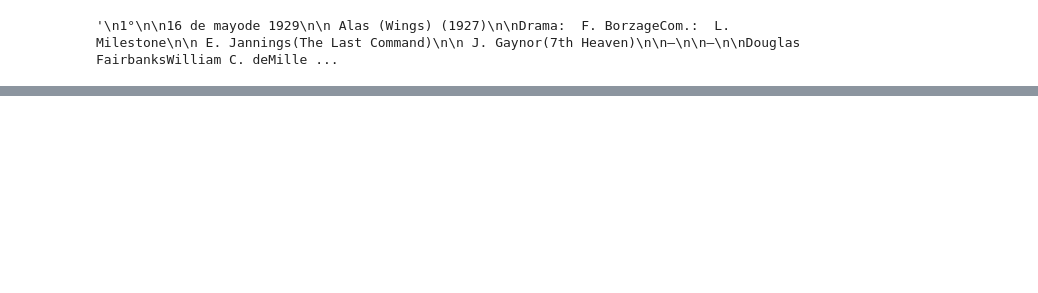
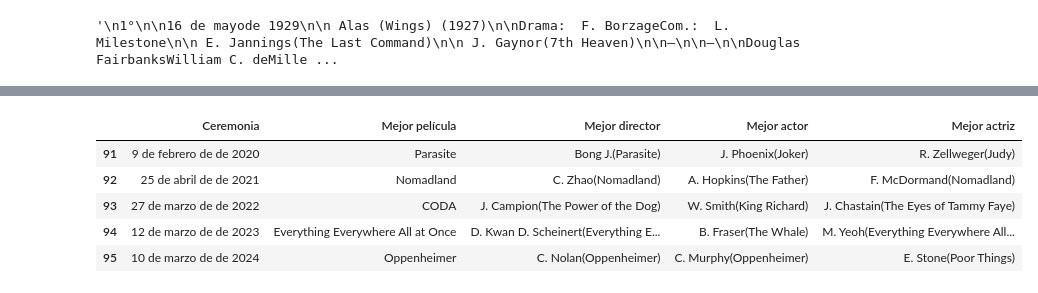
Before and after one commit to fernandaMarti/Proyecto-da-promo-H-modulo-2-team1-cine_freaks, a Jupyter notebook: Fase-4_Pte.ipynb, the cells around one changed output, grey strips where cells are left out. Saved outputs shown, nothing was run; the diff lists cells and outputs as text; code cells hidden in the pictures; blank space fills up the shorter version.

```diff
--- a/Fase-4_Pte.ipynb
+++ b/Fase-4_Pte.ipynb
@@ -197,0 +249,10 @@ ValueError: 10 columns passed, passed data had 20 columns
+# %%
+#consultamos los últimos
+df_oscars.tail()
+# %% [output]
+|  | Ceremonia | Mejor película | Mejor director | Mejor actor | Mejor actriz |
+| 91 | 9 de febrero de de 2020 | Parasite | Bong J.(Parasite) | J. Phoenix(Joker) | R. Zellweger(Judy) |
+| 92 | 25 de abril de de 2021 | Nomadland | C. Zhao(Nomadland) | A. Hopkins(The Father) | F. McDormand(Nomadland) |
+| 93 | 27 de marzo de de 2022 | CODA | J. Campion(The Power of the Dog) | W. Smith(King Richard) | J. Chastain(The Eyes of Tammy Faye) |
+| 94 | 12 de marzo de de 2023 | Everything Everywhere All at Once | D. Kwan D. Scheinert(Everything E... | B. Fraser(The Whale) | M. Yeoh(Everything Everywhere All... |
+| 95 | 10 de marzo de de 2024 | Oppenheimer | C. Nolan(Oppenheimer) | C. Murphy(Oppenheimer) | E. Stone(Poor Things) |
```
Also changed, not shown: parts of 20 cells of this notebook.
